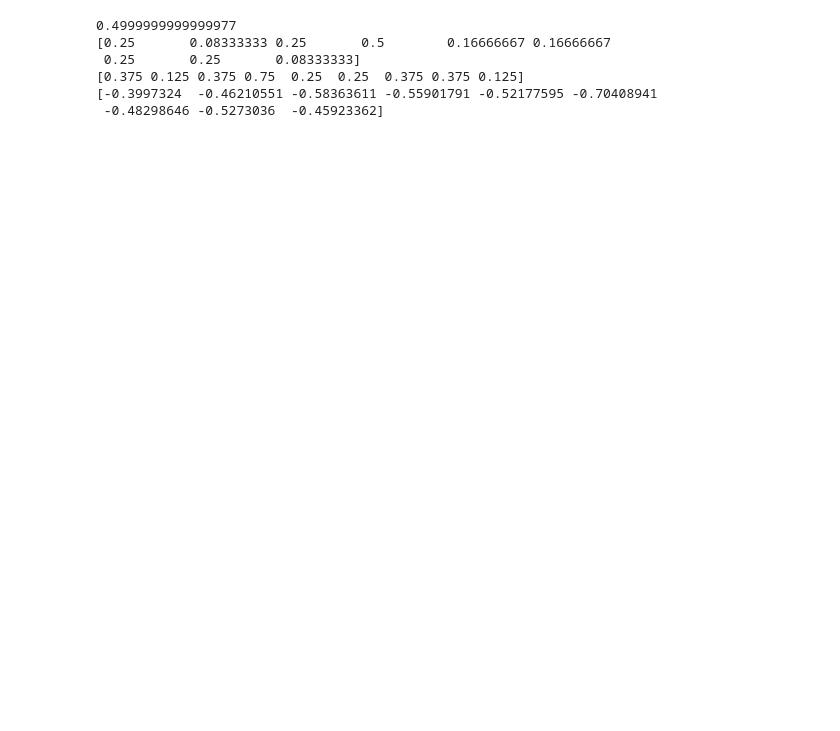
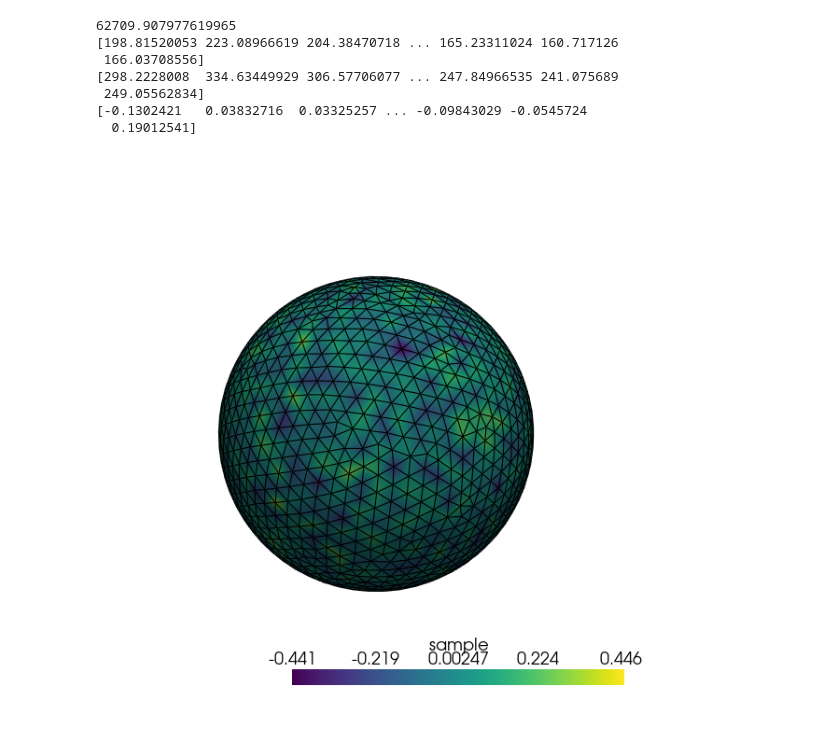
Before and after one commit to UQatKIT/LS-Prior, a Jupyter notebook: examples/builder.ipynb, the cells around one changed output. Saved outputs shown, nothing was run; the diff lists cells and outputs as text; code cells hidden in the pictures; blank space fills up the shorter version.

Commit message:
feat(surface): Add builder example for sphere surface

```diff
--- a/examples/builder.ipynb
+++ b/examples/builder.ipynb
@@ -6,10 +7,6 @@ from mpi4py import MPI
 from ls_prior import builder
 # %%
 mpi_communicator = MPI.COMM_WORLD
-mesh = dlx.mesh.create_rectangle(
-    mpi_communicator,
-    [np.array([0, 0]), np.array([1, 1])],
-    [2, 2],
-    dlx.mesh.CellType.triangle,
-)
-mean_vector = np.zeros(9)
+mesh, *_ = dlx.io.gmshio.read_from_msh("sphere_surface.msh", mpi_communicator, rank=0, gdim=3)
+num_vertices = mesh.geometry.x.shape[0]
+mean_vector = np.zeros(num_vertices)
@@ -17,8 +21,8 @@ mean_vector = np.zeros(9)
 prior_settings = builder.BilaplacianPriorSettings(
     mesh=mesh,
     mean_vector=mean_vector,
-    kappa=1.0,
-    tau=1.0,
+    kappa=100,
+    tau=0.01,
 )
 prior_builder = builder.BilaplacianPriorBuilder(prior_settings)
 bilaplace_prior = prior_builder.build()
@@ -35,9 +39,22 @@ print(grad)
 print(hvp)
 print(sample)
 # %% [output]
-0.4999999999999977
-[0.25       0.08333333 0.25       0.5        0.16666667 0.16666667
- 0.25       0.25       0.08333333]
-[0.375 0.125 0.375 0.75  0.25  0.25  0.375 0.375 0.125]
-[-0.3997324  -0.46210551 -0.58363611 -0.55901791 -0.52177595 -0.70408941
- -0.48298646 -0.5273036  -0.45923362]
+62709.907977619965
+[198.81520053 223.08966619 204.38470718 ... 165.23311024 160.717126
+ 166.03708556]
+[298.2228008  334.63449929 306.57706077 ... 247.84966535 241.075689
+ 249.05562834]
+[-0.1302421   0.03832716  0.03325257 ... -0.09843029 -0.0545724
+  0.19012541]
+# %%
+mesh_vertices = mesh.geometry.x
+mesh_faces = mesh.geometry.dofmap
+mesh_faces = np.hstack([np.full((mesh_faces.shape[0], 1), 3), mesh_faces])
+
+pv_mesh = pv.PolyData(mesh_vertices, mesh_faces)
+pv_mesh.point_data["sample"] = sample
+plotter = pv.Plotter()
+plotter.add_mesh(pv_mesh, scalars="sample", cmap="viridis", show_edges=True, show_scalar_bar=True)
+plotter.show(window_size=[600, 600])
+# %% [output]
+[figure, added]
```
Also changed, not shown: parts of 2 cells of this notebook, 3 other files.
